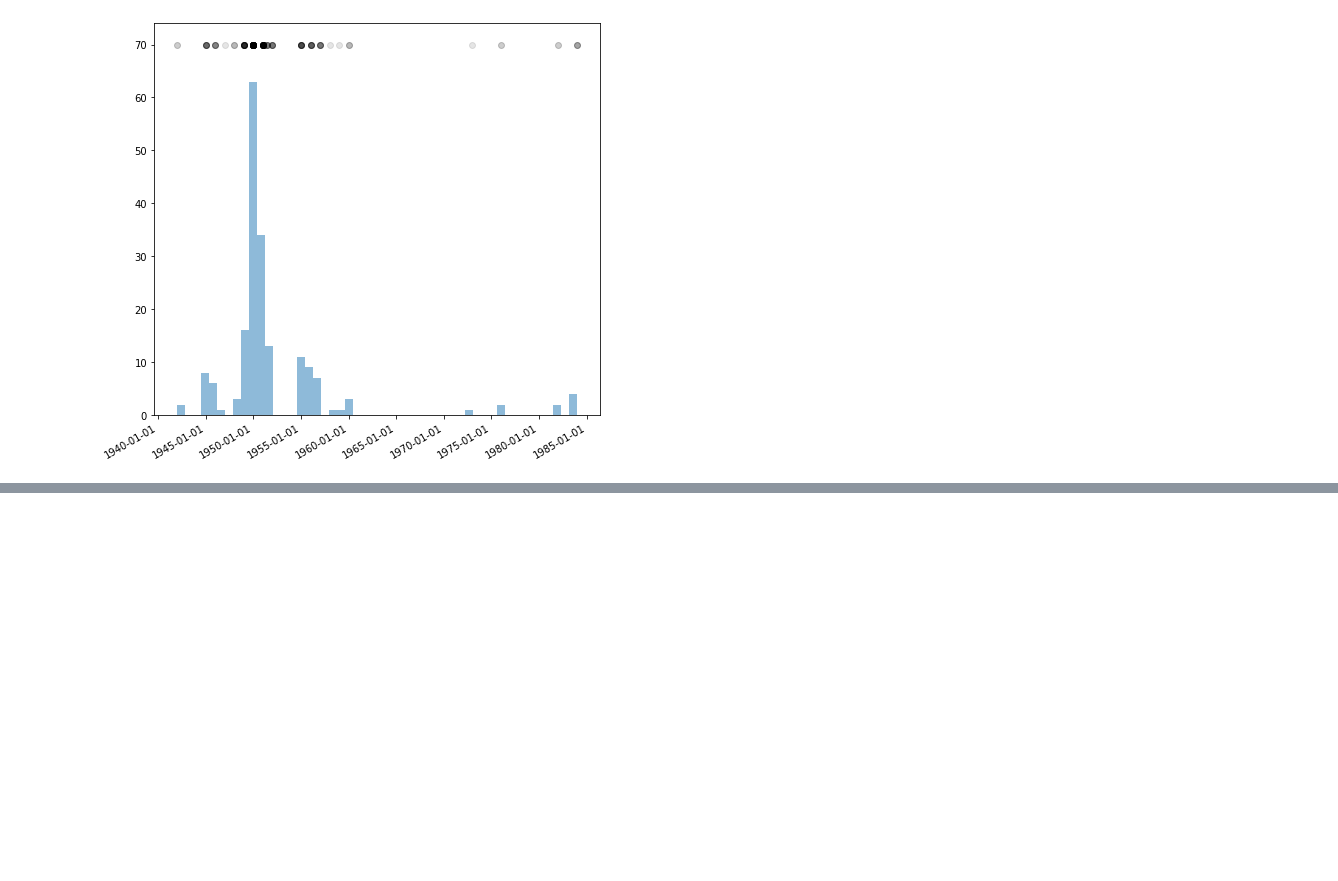
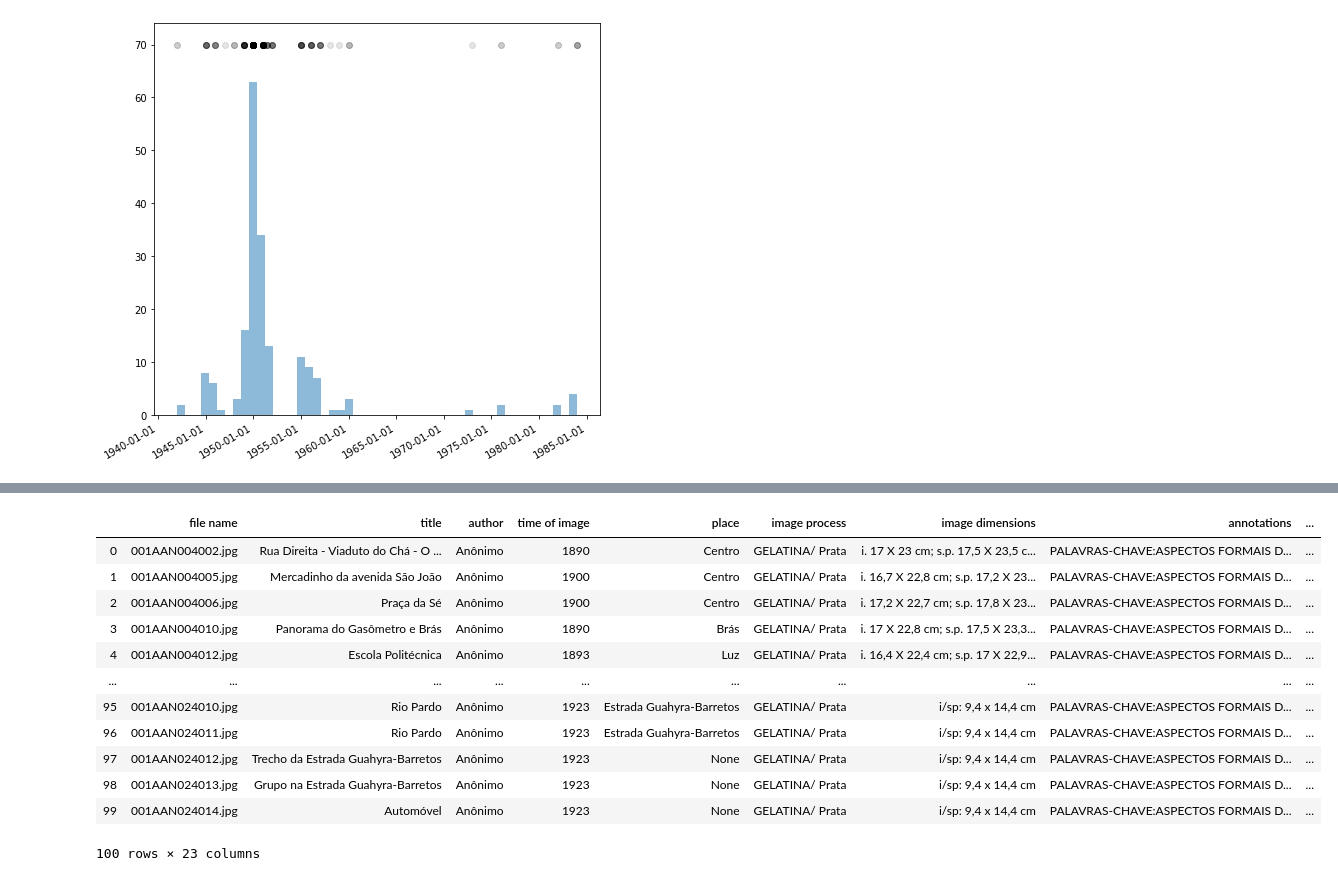
Before and after one commit to dccsillag/ims-viewer, a Jupyter notebook: DatasetPreprocessing.ipynb, the cells around one changed output, grey strips where cells are left out. Saved outputs shown, nothing was run; the diff lists cells and outputs as text; code cells hidden in the pictures; blank space fills up the shorter version.

```diff
--- a/DatasetPreprocessing.ipynb
+++ b/DatasetPreprocessing.ipynb
@@ -218,0 +235,16 @@ plt.show()
+# %%
+df.head(100)
+# %% [output]
+|  | file name | title | author | time of image | place | image process | image dimensions | annotations | ... |
+| 0 | 001AAN004002.jpg | Rua Direita - Viaduto do Chá - O ... | Anônimo | 1890 | Centro | GELATINA/ Prata | i. 17 X 23 cm; s.p. 17,5 X 23,5 c... | PALAVRAS-CHAVE:ASPECTOS FORMAIS D... | ... |
+| 1 | 001AAN004005.jpg | Mercadinho da avenida São João | Anônimo | 1900 | Centro | GELATINA/ Prata | i. 16,7 X 22,8 cm; s.p. 17,2 X 23... | PALAVRAS-CHAVE:ASPECTOS FORMAIS D... | ... |
+| 2 | 001AAN004006.jpg | Praça da Sé | Anônimo | 1900 | Centro | GELATINA/ Prata | i. 17,2 X 22,7 cm; s.p. 17,8 X 23... | PALAVRAS-CHAVE:ASPECTOS FORMAIS D... | ... |
+| 3 | 001AAN004010.jpg | Panorama do Gasômetro e Brás | Anônimo | 1890 | Brás | GELATINA/ Prata | i. 17 X 22,8 cm; s.p. 17,5 X 23,3... | PALAVRAS-CHAVE:ASPECTOS FORMAIS D... | ... |
+| 4 | 001AAN004012.jpg | Escola Politécnica | Anônimo | 1893 | Luz | GELATINA/ Prata | i. 16,4 X 22,4 cm; s.p. 17 X 22,9... | PALAVRAS-CHAVE:ASPECTOS FORMAIS D... | ... |
+| ... | ... | ... | ... | ... | ... | ... | ... | ... | ... |
+| 95 | 001AAN024010.jpg | Rio Pardo | Anônimo | 1923 | Estrada Guahyra-Barretos | GELATINA/ Prata | i/sp: 9,4 x 14,4 cm | PALAVRAS-CHAVE:ASPECTOS FORMAIS D... | ... |
+| 96 | 001AAN024011.jpg | Rio Pardo | Anônimo | 1923 | Estrada Guahyra-Barretos | GELATINA/ Prata | i/sp: 9,4 x 14,4 cm | PALAVRAS-CHAVE:ASPECTOS FORMAIS D... | ... |
+| 97 | 001AAN024012.jpg | Trecho da Estrada Guahyra-Barretos | Anônimo | 1923 | None | GELATINA/ Prata | i/sp: 9,4 x 14,4 cm | PALAVRAS-CHAVE:ASPECTOS FORMAIS D... | ... |
+| 98 | 001AAN024013.jpg | Grupo na Estrada Guahyra-Barretos | Anônimo | 1923 | None | GELATINA/ Prata | i/sp: 9,4 x 14,4 cm | PALAVRAS-CHAVE:ASPECTOS FORMAIS D... | ... |
+| 99 | 001AAN024014.jpg | Automóvel | Anônimo | 1923 | None | GELATINA/ Prata | i/sp: 9,4 x 14,4 cm | PALAVRAS-CHAVE:ASPECTOS FORMAIS D... | ... |
+100 rows × 23 columns
```
Also changed, not shown: parts of 1 cell of this notebook, 8 other files.
